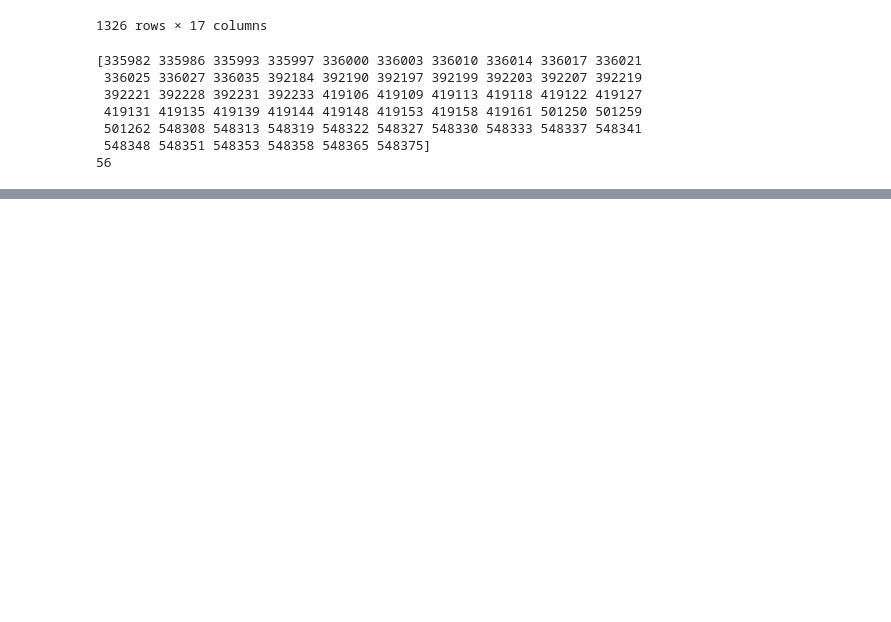
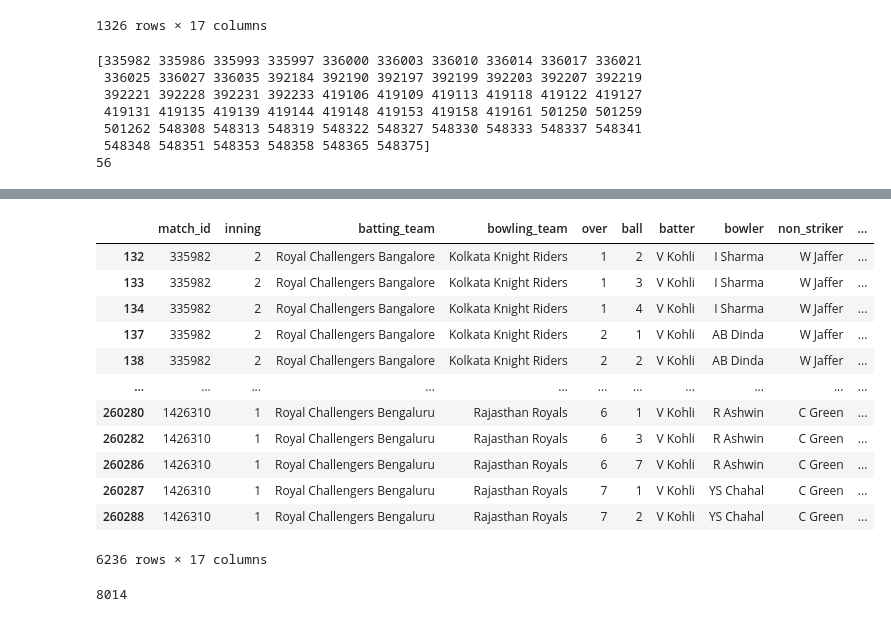
Before and after one commit to Binder101/Machine-Learning, a Jupyter notebook: IPL.ipynb, the cells around one changed output, grey strips where cells are left out. Drawn from its saved outputs; the diff is of its cells as text; code cells hidden in the pictures; blank space fills up the shorter version.

```diff
--- a/IPL.ipynb
+++ b/IPL.ipynb
@@ -187,0 +184,22 @@ SC_ganguly_batting_match_1
+# %%
+Virat_kohli_batting_stats = deliveries[deliveries['batter'] == 'V Kohli']
+Virat_kohli_batting_stats
+# %% [output]
+|  | match_id | inning | batting_team | bowling_team | over | ball | batter | bowler | non_striker | ... |
+| 132 | 335982 | 2 | Royal Challengers Bangalore | Kolkata Knight Riders | 1 | 2 | V Kohli | I Sharma | W Jaffer | ... |
+| 133 | 335982 | 2 | Royal Challengers Bangalore | Kolkata Knight Riders | 1 | 3 | V Kohli | I Sharma | W Jaffer | ... |
+| 134 | 335982 | 2 | Royal Challengers Bangalore | Kolkata Knight Riders | 1 | 4 | V Kohli | I Sharma | W Jaffer | ... |
+| 137 | 335982 | 2 | Royal Challengers Bangalore | Kolkata Knight Riders | 2 | 1 | V Kohli | AB Dinda | W Jaffer | ... |
+| 138 | 335982 | 2 | Royal Challengers Bangalore | Kolkata Knight Riders | 2 | 2 | V Kohli | AB Dinda | W Jaffer | ... |
+| ... | ... | ... | ... | ... | ... | ... | ... | ... | ... | ... |
+| 260280 | 1426310 | 1 | Royal Challengers Bengaluru | Rajasthan Royals | 6 | 1 | V Kohli | R Ashwin | C Green | ... |
+| 260282 | 1426310 | 1 | Royal Challengers Bengaluru | Rajasthan Royals | 6 | 3 | V Kohli | R Ashwin | C Green | ... |
+| 260286 | 1426310 | 1 | Royal Challengers Bengaluru | Rajasthan Royals | 6 | 7 | V Kohli | R Ashwin | C Green | ... |
+| 260287 | 1426310 | 1 | Royal Challengers Bengaluru | Rajasthan Royals | 7 | 1 | V Kohli | YS Chahal | C Green | ... |
+| 260288 | 1426310 | 1 | Royal Challengers Bengaluru | Rajasthan Royals | 7 | 2 | V Kohli | YS Chahal | C Green | ... |
+6236 rows × 17 columns
+# %%
+VK_total_runs = Virat_kohli_batting_stats['batsman_runs'].sum()
+VK_total_runs
+# %% [output]
+8014
```
Also changed, not shown: parts of 6 cells of this notebook.
